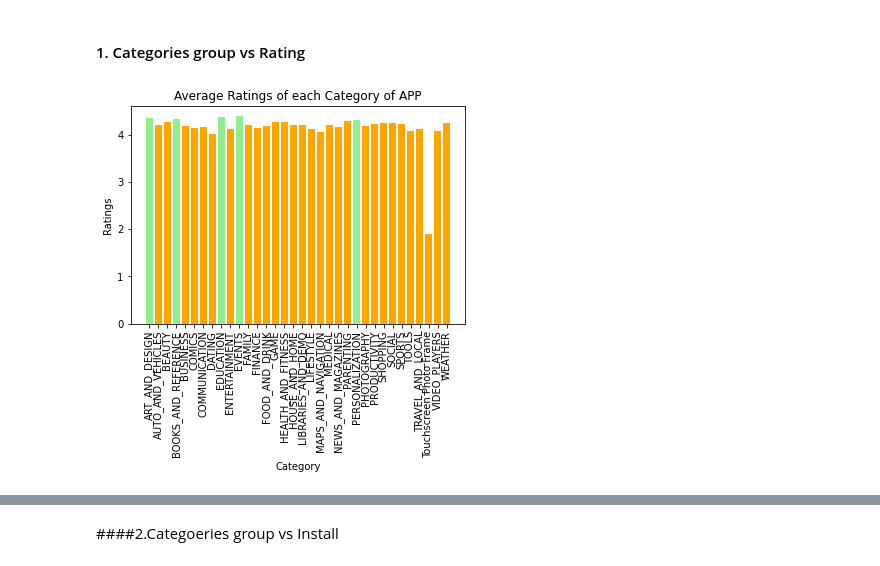
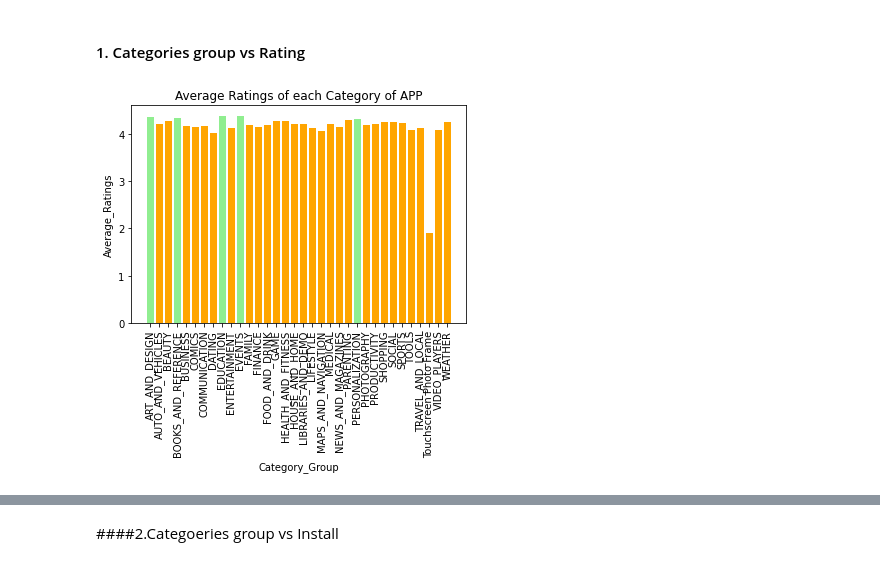
Before and after one commit to Rajashekar-Anumalla/PlayStoreAppReview_DataWrangling, a Jupyter notebook: Play_Store_App_Review_Analysis_Capstone_Project.ipynb, the cells around one changed output, grey strips where cells are left out. Cells and saved outputs as stored; diff of their text form; code cells hidden in the pictures.

```diff
--- a/Play_Store_App_Review_Analysis_Capstone_Project.ipynb
+++ b/Play_Store_App_Review_Analysis_Capstone_Project.ipynb
@@ -328,16 +331,16 @@ df_1 = df_copy.groupby('Category',as_index=False)['Rating'].mean()
 # %%
 colors = ['lightgreen' if x > 4.3 else 'orange' for x in df_1.Rating]
 
 plt.bar(df_1.Category,df_1.Rating,width=0.8,color=colors)
-plt.xlabel('Category')
-plt.ylabel('Ratings')
+plt.xlabel('Category_Group')
+plt.ylabel('Average_Ratings')
 plt.title('Average Ratings of each Category of APP')
 
 #plt.figure(figsize=(25,10))
 plt.xticks(rotation=90)
 plt.show()
 # %% [output]
-[figure, old version]
+[figure, new version]
 # %%
 df_1['Category'].max()
 df_2 = df_copy[df_copy['Category'] == df_1['Category'].max()]
```
Also changed, not shown: parts of 18 cells of this notebook.
